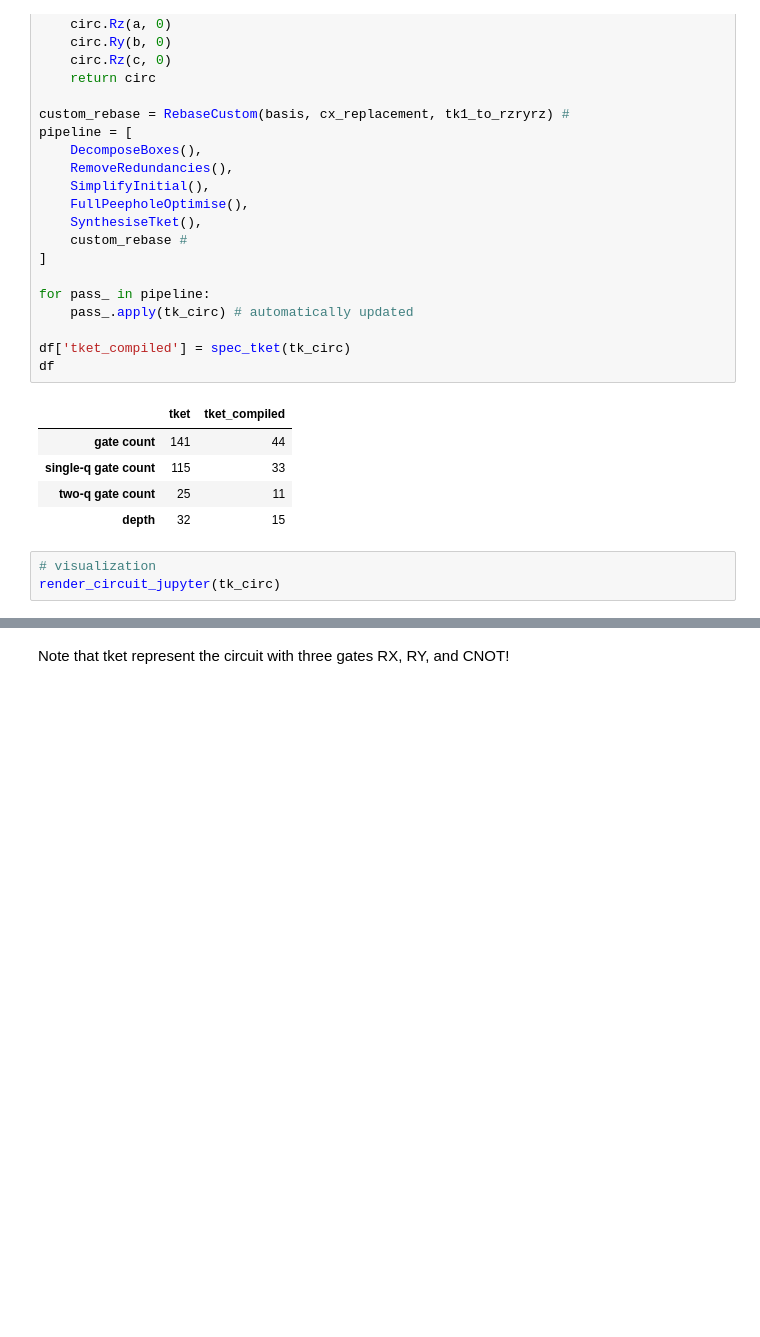
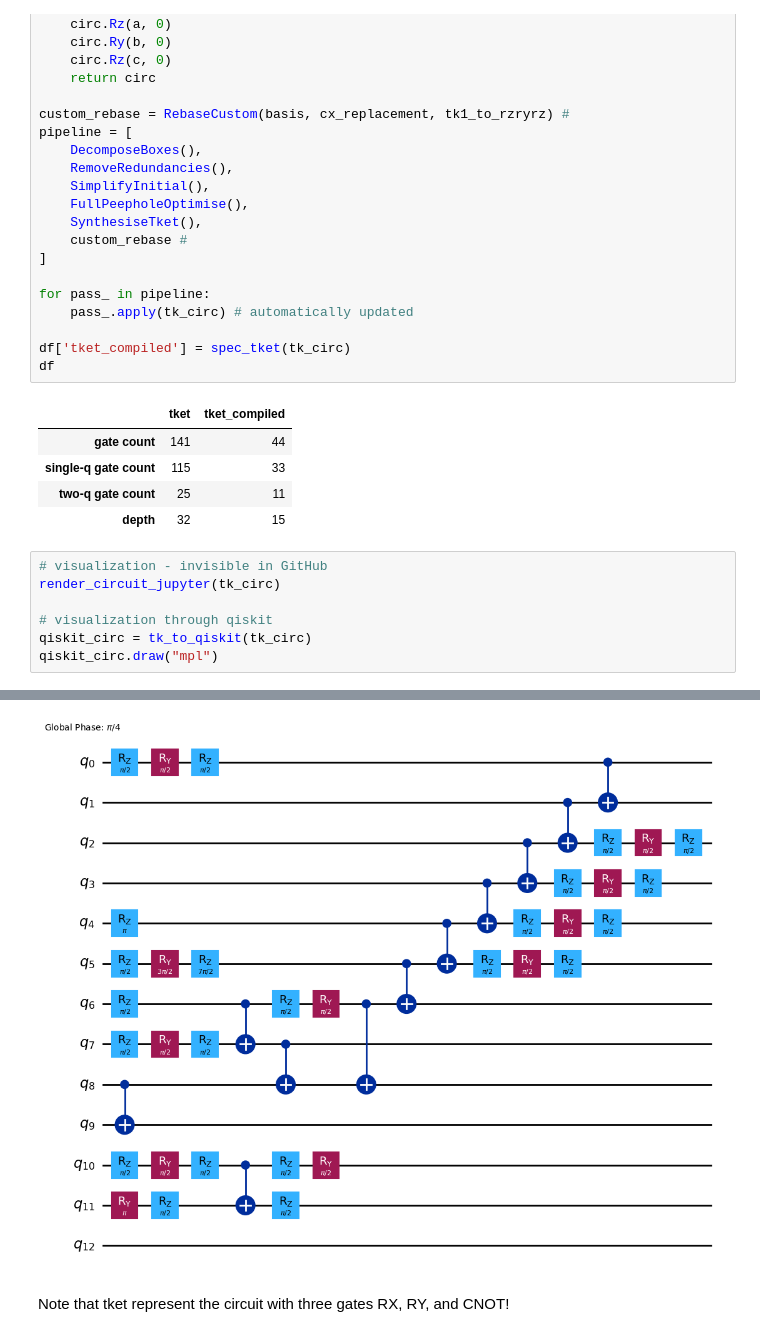
Before and after one commit to 24shiny/QC-basics, a Jupyter notebook: use_tket.ipynb, the cells around one changed output, grey strips where cells are left out. Cells and saved outputs as stored; diff of their text form; blank space fills up the shorter version.

```diff
--- a/use_tket.ipynb
+++ b/use_tket.ipynb
@@ -104,9 +110,14 @@ df
 | two-q gate count | 25 | 11 |
 | depth | 32 | 15 |
 # %%
-# visualization
+# visualization - invisible in GitHub
 render_circuit_jupyter(tk_circ)
+
+# visualization through qiskit
+qiskit_circ = tk_to_qiskit(tk_circ)
+qiskit_circ.draw("mpl")
 # %% [output]
 [interactive output not drawn]
+[figure, added]
 # %% [markdown]
 Note that tket represent the circuit with three gates RX, RY, and CNOT!
```
Also changed, not shown: parts of 3 cells of this notebook.
